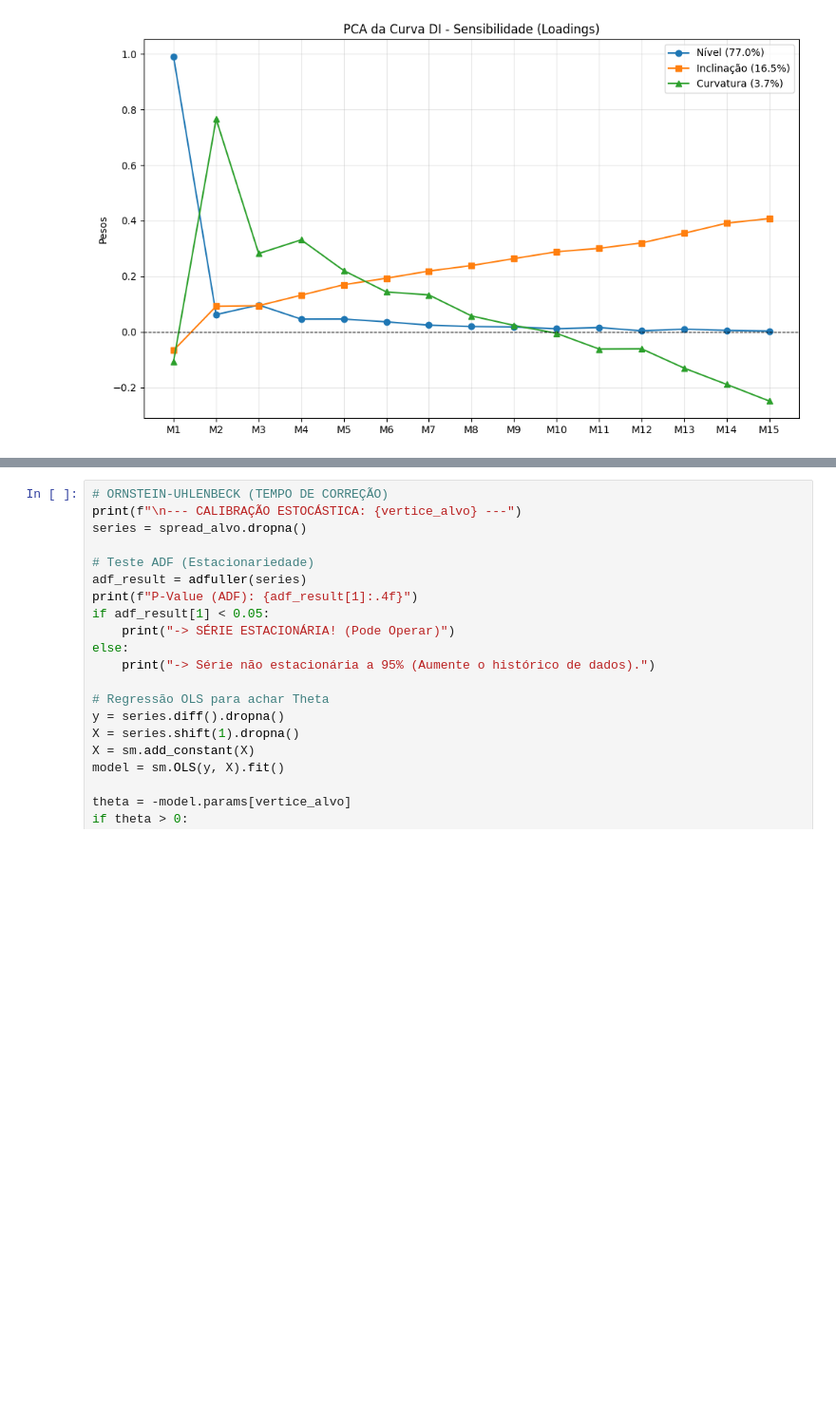
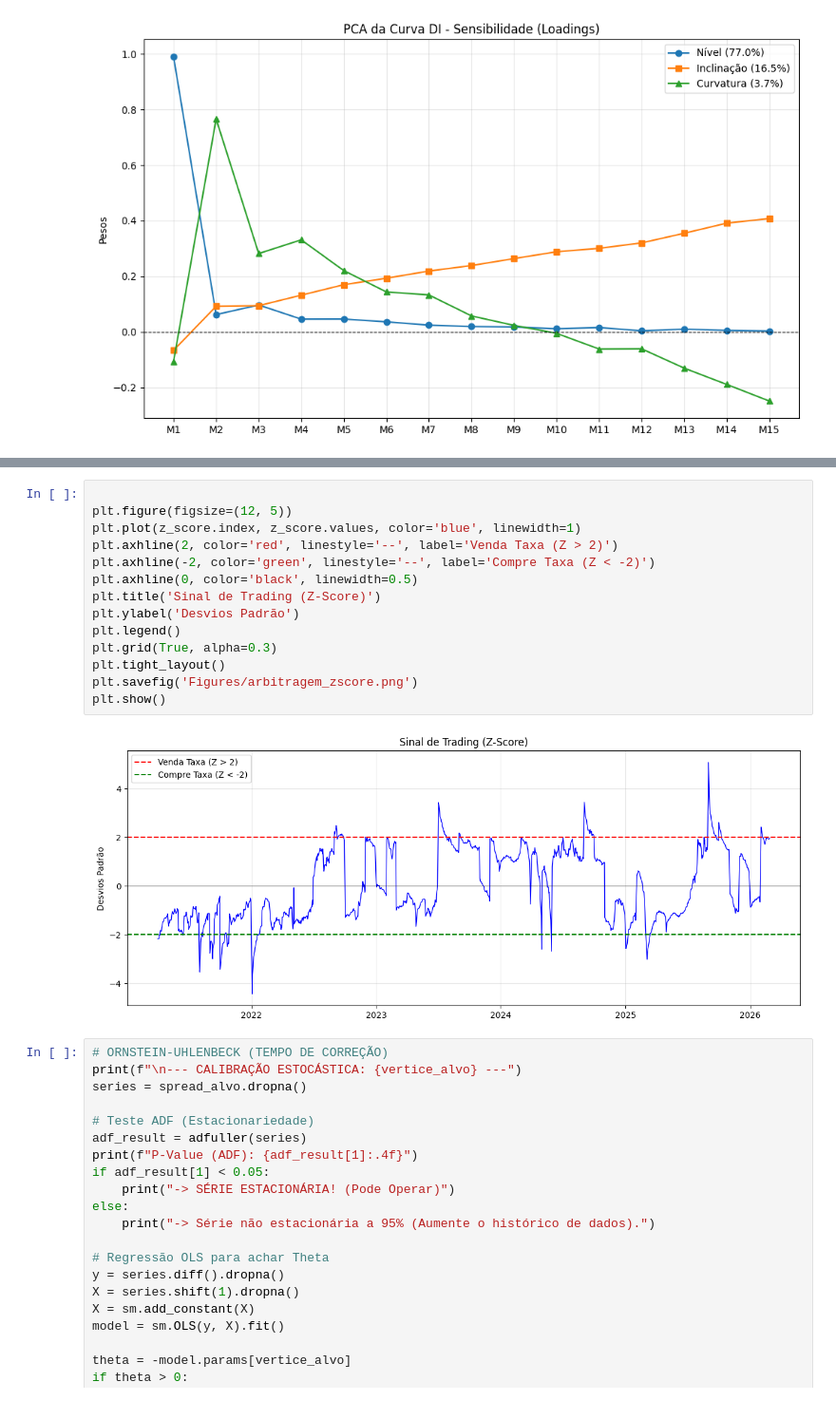
Before and after one commit to adrianfilipe/artigo_di, a Jupyter notebook: code.ipynb, the cells around one changed output, grey strips where cells are left out. Shown at 95% size. Cells and saved outputs as stored; diff of their text form; blank space fills up the shorter version.

```diff
--- a/code.ipynb
+++ b/code.ipynb
@@ -112,3 +125,19 @@ Calculando o Preço Justo e extraindo o Spread...
+# %%
+
+plt.figure(figsize=(12, 5))
+plt.plot(z_score.index, z_score.values, color='blue', linewidth=1)
+plt.axhline(2, color='red', linestyle='--', label='Venda Taxa (Z > 2)')
+plt.axhline(-2, color='green', linestyle='--', label='Compre Taxa (Z < -2)')
+plt.axhline(0, color='black', linewidth=0.5)
+plt.title('Sinal de Trading (Z-Score)')
+plt.ylabel('Desvios Padrão')
+plt.legend()
+plt.grid(True, alpha=0.3)
+plt.tight_layout()
+plt.savefig('Figures/arbitragem_zscore.png')
+plt.show()
+# %% [output]
+[figure, added]
 # %%
 # ORNSTEIN-UHLENBECK (TEMPO DE CORREÇÃO)
 print(f"\n--- CALIBRAÇÃO ESTOCÁSTICA: {vertice_alvo} ---")
```
Also changed, not shown: parts of 4 cells of this notebook, 4 other files.
